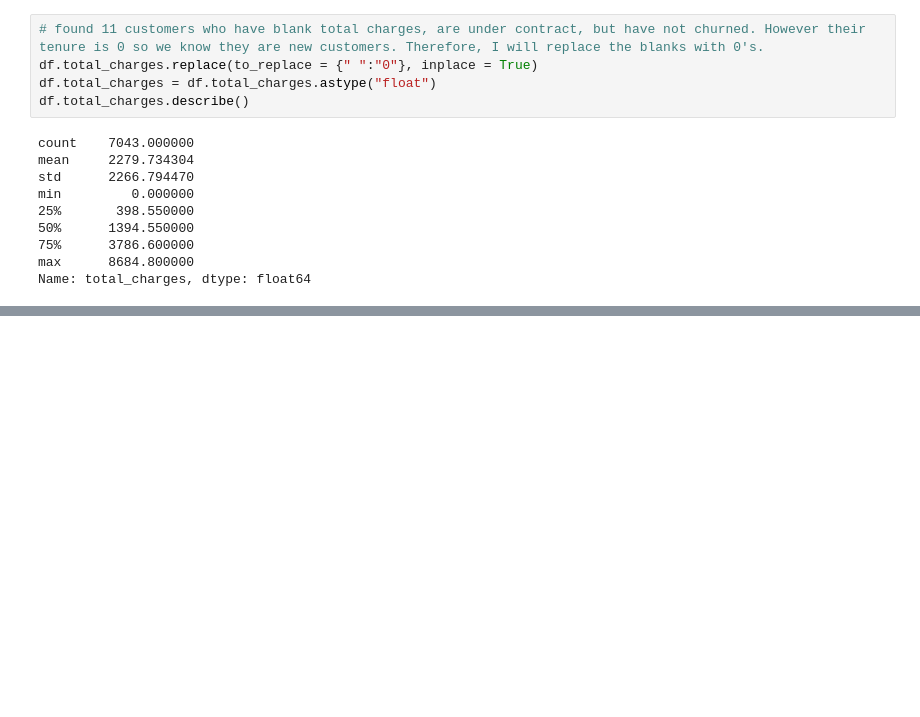
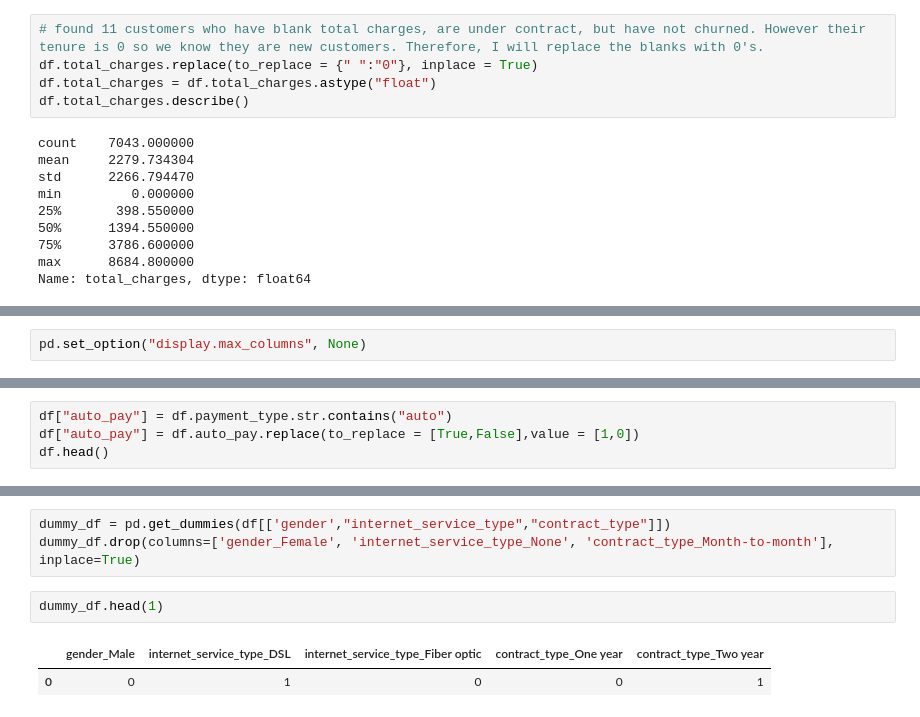
Before and after one commit to lopezelihezer/telco_classification_project, a Jupyter notebook: scratch.ipynb, the cells around one changed output, grey strips where cells are left out. Drawn from its saved outputs; the diff is of its cells as text; blank space fills up the shorter version.

```diff
--- a/scratch.ipynb
+++ b/scratch.ipynb
@@ -128,0 +125,2 @@ Name: total_charges, dtype: float64
+# %%
+pd.set_option("display.max_columns", None)
@@ -128,0 +136,4 @@ Name: total_charges, dtype: float64
+# %%
+df["auto_pay"] = df.payment_type.str.contains("auto")
+df["auto_pay"] = df.auto_pay.replace(to_replace = [True,False],value = [1,0])
+df.head()
@@ -128,0 +147,8 @@ Name: total_charges, dtype: float64
+# %%
+dummy_df = pd.get_dummies(df[['gender',"internet_service_type","contract_type"]])
+dummy_df.drop(columns=['gender_Female', 'internet_service_type_None', 'contract_type_Month-to-month'], inplace=True)
+# %%
+dummy_df.head(1)
+# %% [output]
+|  | gender_Male | internet_service_type_DSL | internet_service_type_Fiber optic | contract_type_One year | contract_type_Two year |
+| 0 | 0 | 1 | 0 | 0 | 1 |
```
Also changed, not shown: parts of 11 cells of this notebook.
